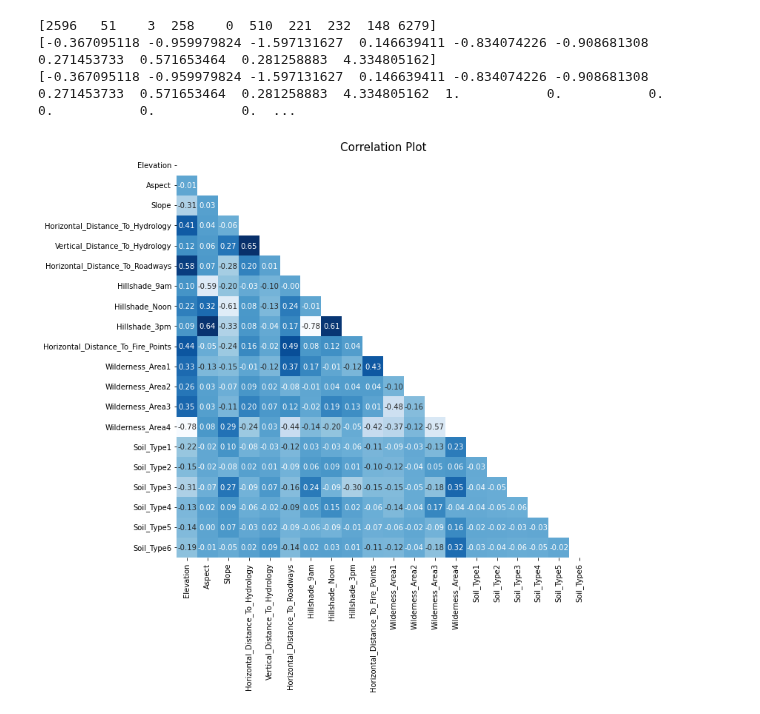
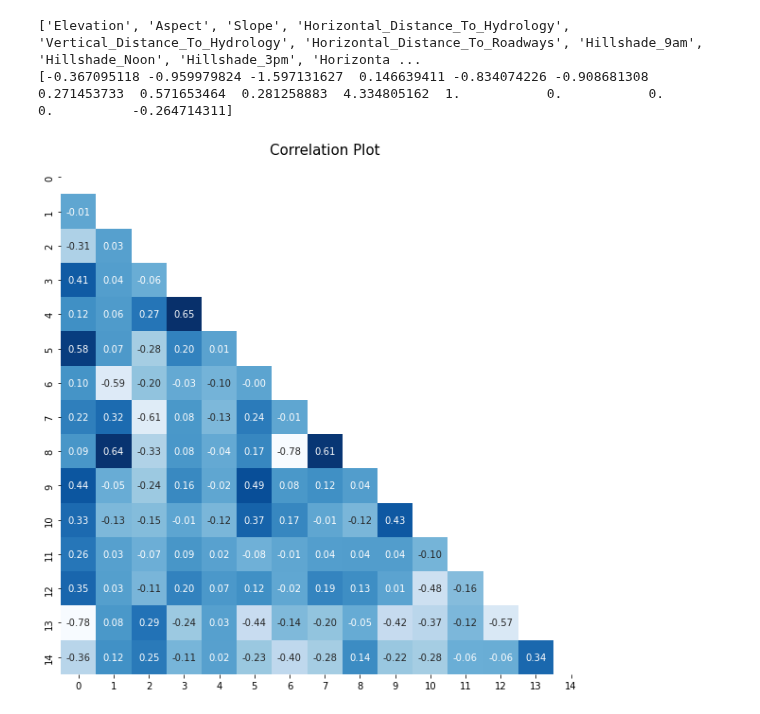
Before and after one commit to sams-data/mids-w207_9_sp22_forest_cover_classification, a Jupyter notebook: Exploration/norm_eda.ipynb, the cells around one changed output. Saved outputs shown, nothing was run; the diff lists cells and outputs as text; code cells hidden in the pictures.

Commit message:
reduced soil to 1 feature with pca

```diff
--- a/Exploration/norm_eda.ipynb
+++ b/Exploration/norm_eda.ipynb
@@ -25,48 +77,4 @@ train_dev = pd.read_csv("../data/train.csv", index_col=0)
 # %%
-# Save Y to an array
-train_dev_Y = np.array(np.array(train_dev["Cover_Type"].tolist()))
-
-# Binarize Y
-def binarizeY(data):
-    binarized_data = np.zeros((data.size,10))
-    for j in range(0,data.size):
-        feature = data[j:j+1]
-        i = feature.astype(np.int64)
-        binarized_data[j,i]=1
-    return binarized_data
-
-train_dev_Y_bi = binarizeY(train_dev_Y)
-
-# Pull out the features to normalize
-X_norm_feat_list = [
-    'Elevation',
-    'Aspect',
-    'Slope',
-    'Horizontal_Distance_To_Hydrology',
-    'Vertical_Distance_To_Hydrology',
-    'Horizontal_Distance_To_Roadways',
-    'Hillshade_9am',
-    'Hillshade_Noon',
-    'Hillshade_3pm',
-    'Horizontal_Distance_To_Fire_Points'
-]
-
-train_dev_X_norm = np.array(train_dev[X_norm_feat_list])
-
-print(train_dev_X_norm[0,:])
-
-normer = preprocessing.StandardScaler()
-# print(normer.fit_transform(train_dev_X_norm))
-train_dev_X_norm = normer.fit_transform(train_dev_X_norm)
-
-print(train_dev_X_norm[0,:])
-
-# Pull out the wilderness area features
-X_wild_feat_list = [
-    'Wilderness_Area1', 'Wilderness_Area2', 'Wilderness_Area3', 'Wilderness_Area4'
-]
-
-train_dev_X_wild = np.array(train_dev[X_wild_feat_list])
 
 # Pull out the soil area features
 X_soil_feat_list = [
@@ -78,38 +86,44 @@ X_soil_feat_list = [
 ]
 
 train_dev_X_soil = np.array(train_dev[X_soil_feat_list])
-
-# Choose features
-feature_list = X_norm_feat_list + X_wild_feat_list + X_soil_feat_list
-
-# Stich together the normalized and binarized features
-train_dev_X = np.concatenate((train_dev_X_norm, train_dev_X_wild, train_dev_X_soil), axis=1)
-print(train_dev_X[0,:])
-# %% [output]
-[2596   51    3  258    0  510  221  232  148 6279]
-[-0.367095118 -0.959979824 -1.597131627  0.146639411 -0.834074226 -0.908681308  0.271453733  0.571653464  0.281258883  4.334805162]
-[-0.367095118 -0.959979824 -1.597131627  0.146639411 -0.834074226 -0.908681308  0.271453733  0.571653464  0.281258883  4.334805162  1.           0.           0.           0.           0.           0.  ...
+# %%
+# Soil PCA section
+n_comp = 1
+
+X_soil_feat_list = ['pca_'+str(i+1) for i in range(n_comp)]
+pca_mod = PCA(n_components = n_comp)
+train_dev_X_soil = pca_mod.fit_transform(train_dev_X_soil)
+# %%
+# Choose features
+feature_list = X_norm_feat_list + X_wild_feat_list + X_soil_feat_list
+print(feature_list)
+# Stich together the normalized and binarized features
+train_dev_X = np.concatenate((train_dev_X_norm, train_dev_X_wild, train_dev_X_soil), axis=1)
+print(train_dev_X[0,:])
+# %% [output]
+['Elevation', 'Aspect', 'Slope', 'Horizontal_Distance_To_Hydrology', 'Vertical_Distance_To_Hydrology', 'Horizontal_Distance_To_Roadways', 'Hillshade_9am', 'Hillshade_Noon', 'Hillshade_3pm', 'Horizonta ...
+[-0.367095118 -0.959979824 -1.597131627  0.146639411 -0.834074226 -0.908681308  0.271453733  0.571653464  0.281258883  4.334805162  1.           0.           0.           0.          -0.264714311]
 # %%
 # correlation plot
-corr = train_dev[feature_list].iloc[:, 0:20].corr()
+corr = pd.DataFrame(train_dev_X).corr()
 
 # make mask (only plot lower left triangle)
 mask = np.ones_like(corr,dtype = np.bool)
 mask = np.triu(mask)
 
 # plot the heatmap
 fig, ax = plt.subplots(figsize=(10,10))
 sns.heatmap(corr,
         xticklabels=corr.columns,
         yticklabels=corr.columns,
         mask = mask,
         annot=True,
         fmt='.2f',
         cmap="Blues",
         cbar=False)
 
 plt.title('Correlation Plot',size=15)
 plt.show()
 pass
 # %% [output]
-[figure, old version]
+[figure, new version]
```
Also changed, not shown: parts of 8 cells of this notebook.
